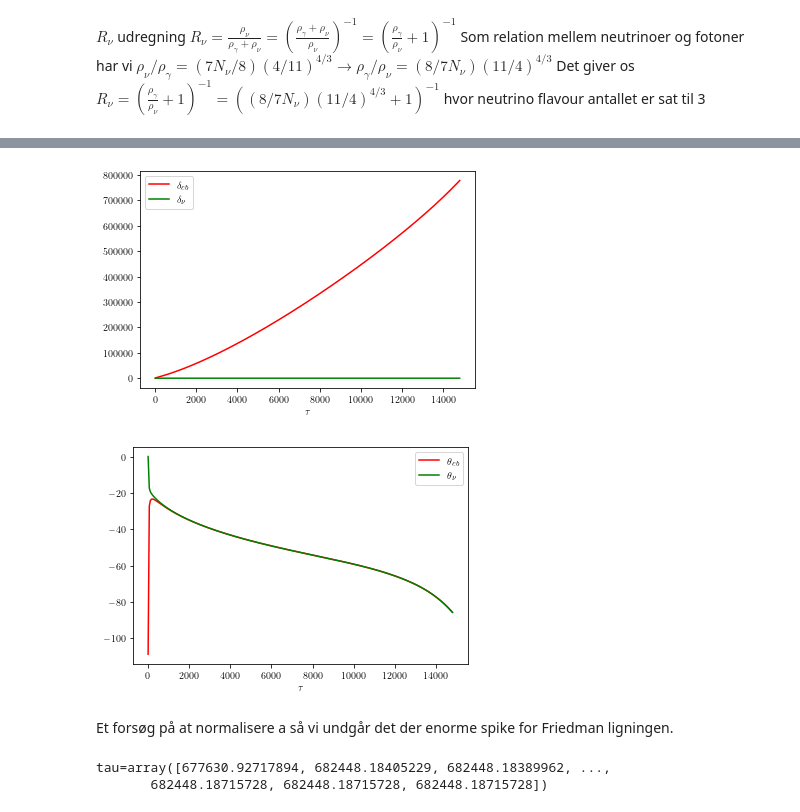
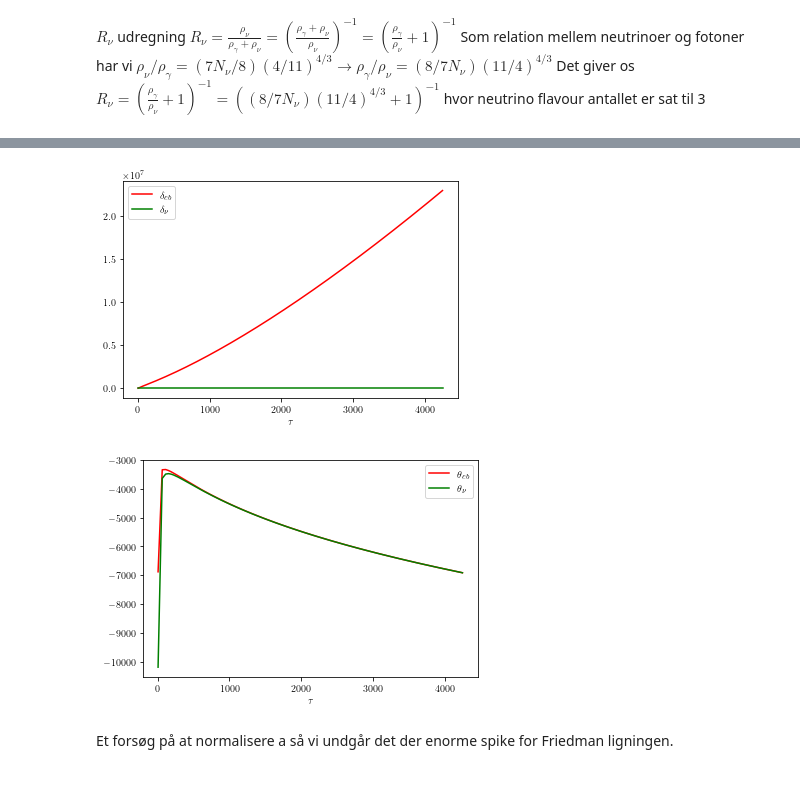
Before and after one commit to eriksteenberg/Grim-kode, a Jupyter notebook: Udregning af conformal time.ipynb, the cells around one changed output, grey strips where cells are left out. Drawn from its saved outputs; the diff is of its cells as text; code cells hidden in the pictures; blank space fills up the shorter version.

```diff
--- a/Udregning af conformal time.ipynb
+++ b/Udregning af conformal time.ipynb
@@ -176,3 +164,29 @@ Som relation mellem neutrinoer og fotoner har vi
 $\rho_{\nu}/\rho_{\gamma} = (7N_{\nu}/8)(4/11)^{4/3}\rightarrow\rho_{\gamma}/\rho_{\nu} = (8/7N_{\nu})(11/4)^{4/3}$
 Det giver os
 $R_{\nu} = \left(\frac{\rho_{\gamma}}{\rho_{\nu}}+1\right)^{-1}=\left((8/7N_{\nu})(11/4)^{4/3}+1\right)^{-1}$ hvor neutrino flavour antallet er sat til 3
+# %%
+H0 = 70 / (3 * 1e5) # i 1/Mpc
+
+a0 = 1e-5
+aend = 1
+steps = 10_000
+Omega_lambda = 0.74 - 2 * 1e-5
+Omega_M = 0.26- 2 * 1e-5
+Omega_R = 4 * 1e-5
+a = np.linspace(a0,aend,steps)
+
+# udregning af Friedmanligningen
+def H(a):
+    return H0 * np.sqrt(Omega_lambda + Omega_M /( a **3) + Omega_R /( a**4)) # a**3 *
+
+def f(t,y):
+    a_current = t
+    tau = y[0]
+    d_tau = 1 / (a_current**2 * H(a_current))
+    return np.array(d_tau)
+
+tau0 = 1/H0 * Omega_R ** (-0.5) * a0
+sol1 = sc.solve_ivp(f,t_span=[a0,aend],y0=[tau0],t_eval=a)
+
+tau =sol1.y[0]
+print(f"{tau=}")
@@ -286,28 +296,31 @@ Text(0.5, 1.0, 'power spectrum af neutrinoer alpha version')
 # %%
-N = 10000
+N = 700
+
 fig, axes = plt.subplots(nrows=1, ncols=1)
-axes.plot(tau,delta_cb,label=r'$\delta_{cb}$',color="red")
-axes.plot(tau,delta_ny,label=r'$\delta_{\nu}$',color="green")
+axes.plot(tau[:N],delta_cb[:N],label=r'$\delta_{cb}$',color="red")
+axes.plot(tau[:N],delta_ny[:N],label=r'$\delta_{\nu}$',color="green")
 axes.set(xlabel=r'$\tau$')
 plt.legend()
 
-N = 10000
+
 fig1, axes1 = plt.subplots(nrows=1, ncols=1)
-axes1.plot(tau,theta_cb,label=r'$\theta_{cb}$',color="red")
-axes1.plot(tau,theta_ny,label=r'$\theta_{\nu}$',color="green")
+axes1.plot(tau[:N],theta_cb[:N],label=r'$\theta_{cb}$',color="red")
+axes1.plot(tau[:N],theta_ny[:N],label=r'$\theta_{\nu}$',color="green")
 axes1.set(xlabel=r'$\tau$')
 plt.legend()
 plt.show()
 # %% [output]
-[figure, old version]
+[figure, new version]
-[figure, old version]
+[figure, new version]
 # %% [markdown]
 Et forsøg på at normalisere a så vi undgår det der enorme spike for Friedman ligningen.
 # %%
+### rigtig rigtig meget et work in progress
+
 H0 = 70 / (3 * 1e5) # i 1/Mpc
 num = 1e5 # numalisering
 a0 = 1 #1e-5 * num
-aend = 1e5 * num
+aend = 1e5 #* num
 steps = int(1e4)
 Omega_lambda = 0.74 - 2 * 1e-5
 Omega_M = 0.26- 2 * 1e-5
@@ -316,18 +329,15 @@ a = np.linspace(a0,aend,steps)
 
 # udregning af Friedmanligningen
 def H(a):
-    return H0 * np.sqrt(Omega_lambda + Omega_M /( a **3) + Omega_R /( a**4)) # a**3 *
+    return H0 * np.sqrt(Omega_lambda + Omega_M / ( a **3 ) + Omega_R /( a ** 4)) #* a ** 3
 
 def f(t,y):
     a_current = t
     tau = y[0]
-    d_tau = 1 / (a_current**2 * H(a_current))
+    d_tau = 1 / (a_current ** 2 * H(a_current))
     return [d_tau]
 
-tau0 = 1/H0 * Omega_R ** (-0.5) * a0
-sol1 = sc.solve_ivp(f,t_span=[a0,aend],y0=[tau0],t_eval=a)
-tau =sol1.y[0]
+tau0 = 1 / H0 * Omega_R ** (-0.5) * a0
+sol1 = sc.solve_ivp(f,t_span = [a0, aend],y0 = [tau0],t_eval = a)
+#tau =sol1.y[0]
 print(f"{tau=}")
-# %% [output]
-tau=array([677630.92717894, 682448.18405229, 682448.18389962, ...,
-       682448.18715728, 682448.18715728, 682448.18715728])
```
Also changed, not shown: parts of 10 cells of this notebook.
